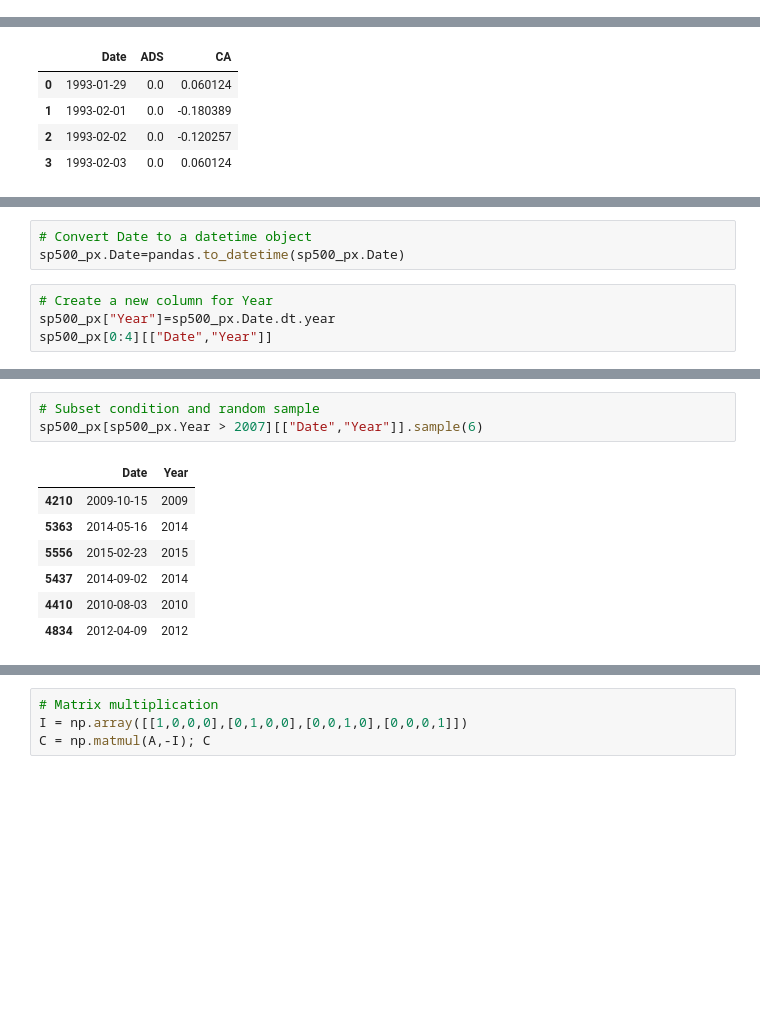
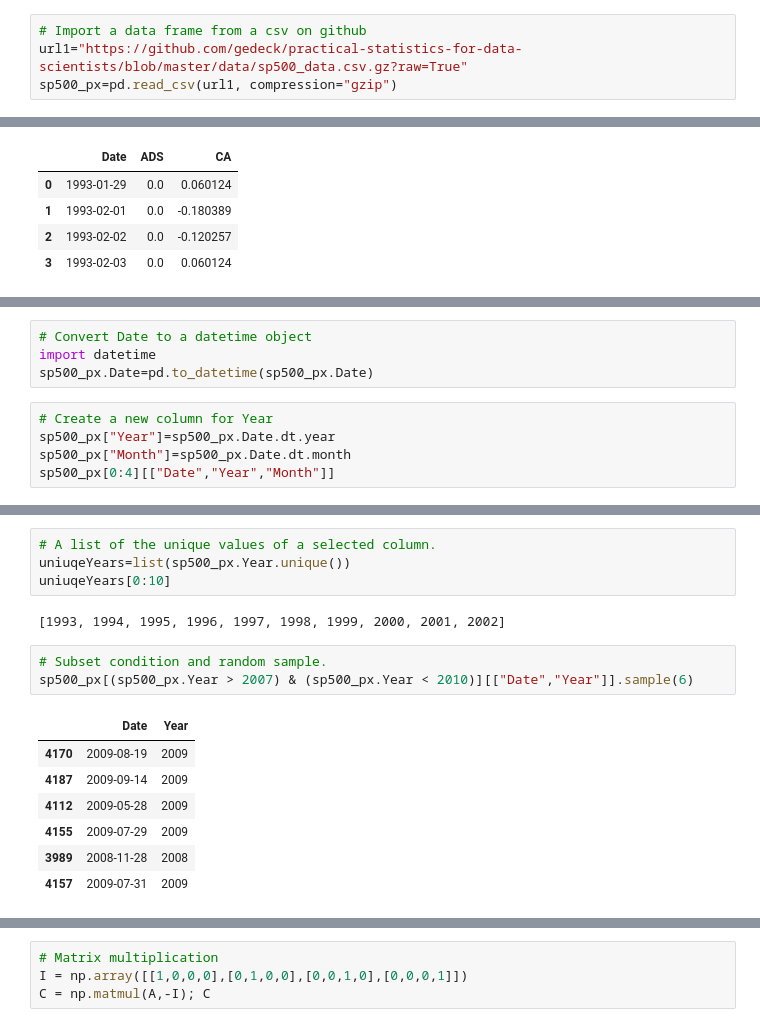
Before and after one commit to lyonsja-mathematics/My_Tutorials, a Jupyter notebook: Hello World.ipynb, the cells around one changed output, grey strips where cells are left out. Drawn from its saved outputs; the diff is of its cells as text; blank space fills up the shorter version.

```diff
--- a/Hello World.ipynb
+++ b/Hello World.ipynb
@@ -75,0 +338,4 @@ sp500_px=sp500_px.rename({"Unnamed: 0":"Date"}, axis="columns")
+# %%
+# Import a data frame from a csv on github
+url1="https://github.com/gedeck/practical-statistics-for-data-scientists/blob/master/data/sp500_data.csv.gz?raw=True"
+sp500_px=pd.read_csv(url1, compression="gzip")
@@ -94,8 +373,10 @@ sp500_px[["Date","ADS","CA"]][0:4]
 # %%
 # Convert Date to a datetime object
-sp500_px.Date=pandas.to_datetime(sp500_px.Date)
+import datetime
+sp500_px.Date=pd.to_datetime(sp500_px.Date)
 # %%
 # Create a new column for Year
 sp500_px["Year"]=sp500_px.Date.dt.year
-sp500_px[0:4][["Date","Year"]]
+sp500_px["Month"]=sp500_px.Date.dt.month
+sp500_px[0:4][["Date","Year","Month"]]
 # %% [output]
@@ -107,11 +400,17 @@ sp500_px[0:4][["Date","Year"]]
+# %%
+# A list of the unique values of a selected column.
+uniuqeYears=list(sp500_px.Year.unique())
+uniuqeYears[0:10]
+# %% [output]
+[1993, 1994, 1995, 1996, 1997, 1998, 1999, 2000, 2001, 2002]
 # %%
-# Subset condition and random sample
-sp500_px[sp500_px.Year > 2007][["Date","Year"]].sample(6)
+# Subset condition and random sample.
+sp500_px[(sp500_px.Year > 2007) & (sp500_px.Year < 2010)][["Date","Year"]].sample(6)
 # %% [output]
 |  | Date | Year |
-| 4210 | 2009-10-15 | 2009 |
-| 5363 | 2014-05-16 | 2014 |
-| 5556 | 2015-02-23 | 2015 |
-| 5437 | 2014-09-02 | 2014 |
-| 4410 | 2010-08-03 | 2010 |
-| 4834 | 2012-04-09 | 2012 |
+| 4170 | 2009-08-19 | 2009 |
+| 4187 | 2009-09-14 | 2009 |
+| 4112 | 2009-05-28 | 2009 |
+| 4155 | 2009-07-29 | 2009 |
+| 3989 | 2008-11-28 | 2008 |
+| 4157 | 2009-07-31 | 2009 |
```
Also changed, not shown: parts of 97 cells of this notebook.
